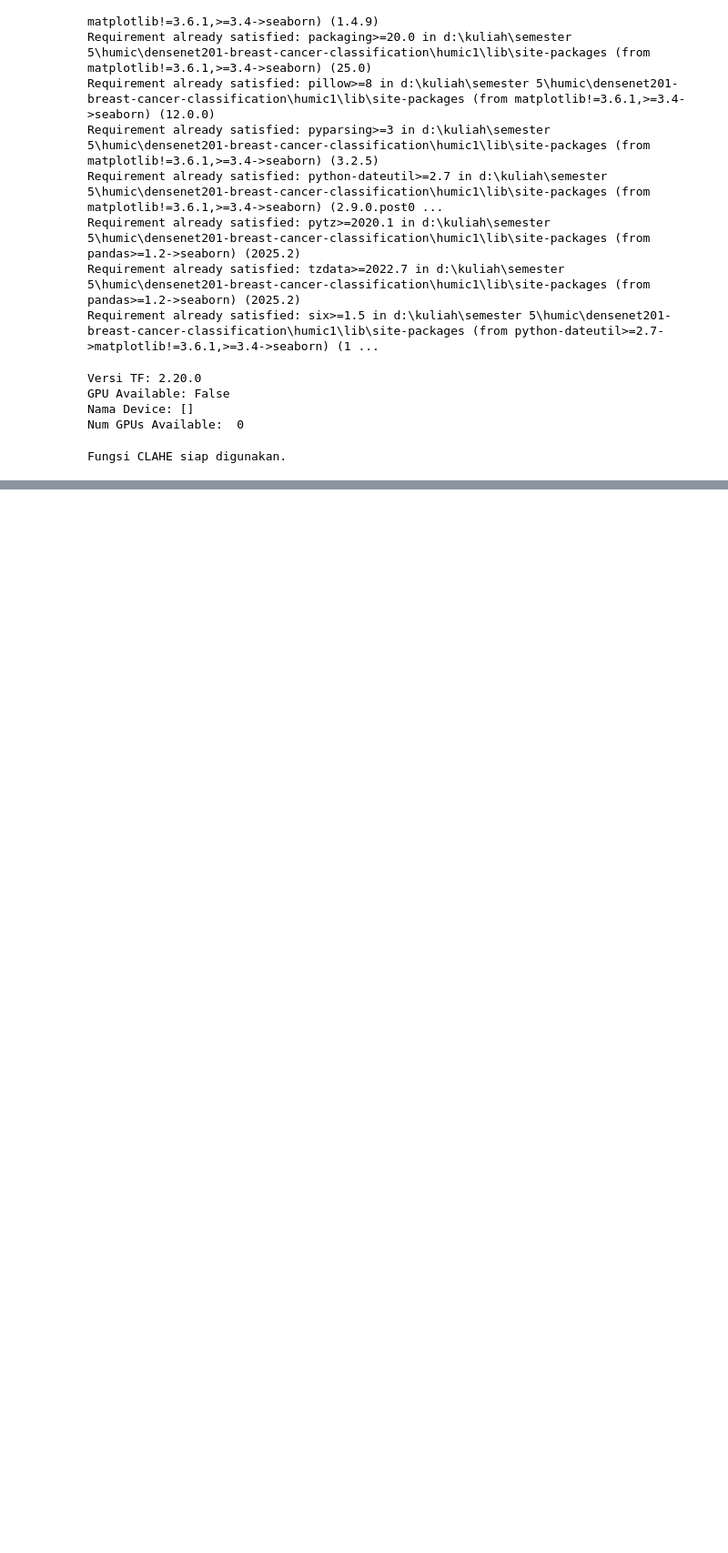
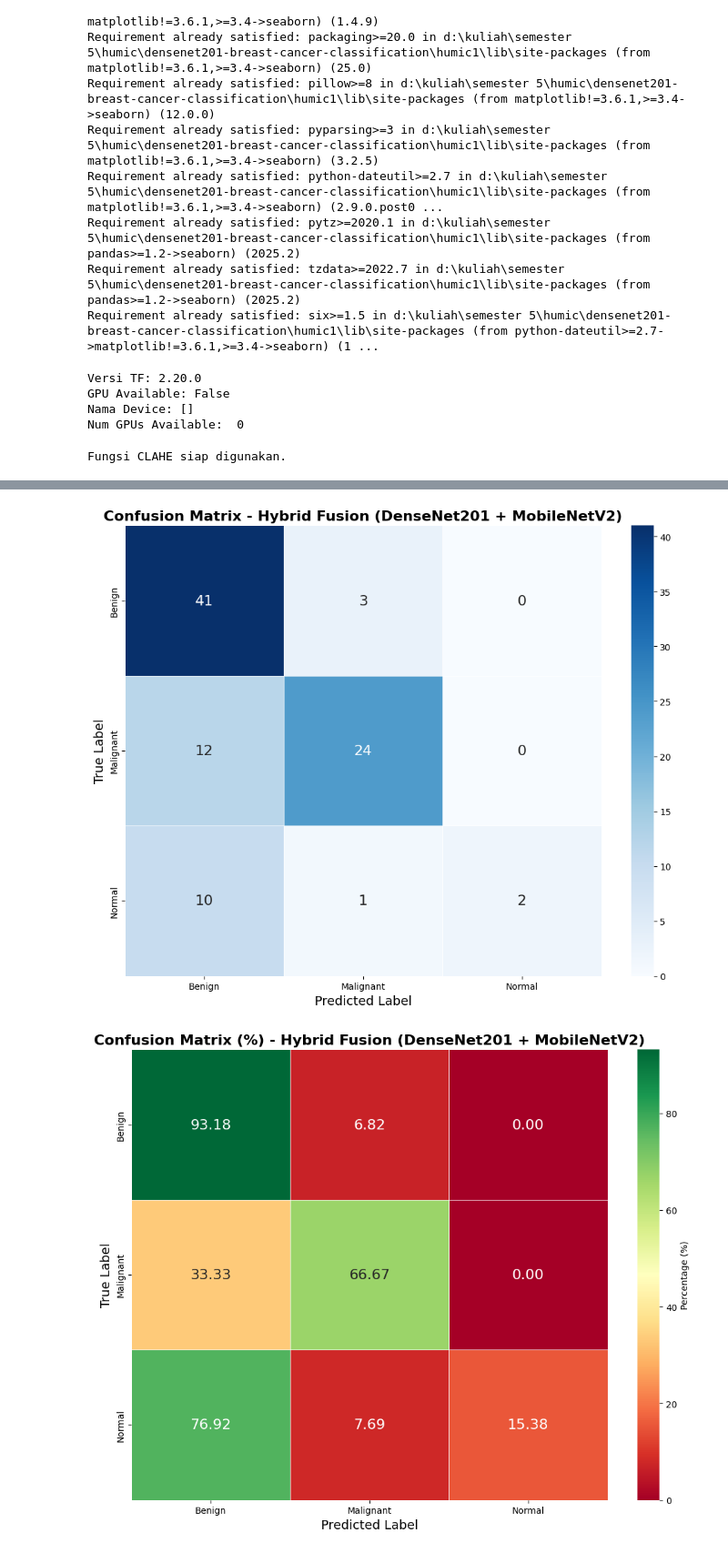
Before and after one commit to Kruwpuck/DenseNet201-Breast-Cancer-Classification, a Jupyter notebook: v1.ipynb, the cells around one changed output, grey strips where cells are left out. Shown at 91% size. Cells and saved outputs as stored; diff of their text form; code cells hidden in the pictures; blank space fills up the shorter version.

```diff
--- a/v1.ipynb
+++ b/v1.ipynb
@@ -312,0 +535,36 @@ plt.show()
+# %%
+# ===================================================================
+# CONFUSION MATRIX VISUALIZATION
+# ===================================================================
+
+cm = confusion_matrix(true_classes, predicted_classes)
+
+plt.figure(figsize=(10, 8))
+sns.heatmap(cm, annot=True, fmt='d', cmap='Blues',
+            xticklabels=[c.capitalize() for c in class_names],
+            yticklabels=[c.capitalize() for c in class_names],
+            linewidths=0.5, annot_kws={"size": 16})
+
+plt.title('Confusion Matrix - Hybrid Fusion (DenseNet201 + MobileNetV2)', fontsize=16, fontweight='bold')
+plt.ylabel('True Label', fontsize=14)
+plt.xlabel('Predicted Label', fontsize=14)
+plt.tight_layout()
+plt.show()
+
+# Tampilkan confusion matrix dalam bentuk persentase
+cm_percentage = cm.astype('float') / cm.sum(axis=1)[:, np.newaxis] * 100
+
+plt.figure(figsize=(10, 8))
+sns.heatmap(cm_percentage, annot=True, fmt='.2f', cmap='RdYlGn',
+            xticklabels=[c.capitalize() for c in class_names],
+            yticklabels=[c.capitalize() for c in class_names],
+            linewidths=0.5, annot_kws={"size": 16}, cbar_kws={'label': 'Percentage (%)'})
+
+plt.title('Confusion Matrix (%) - Hybrid Fusion (DenseNet201 + MobileNetV2)', fontsize=16, fontweight='bold')
+plt.ylabel('True Label', fontsize=14)
+plt.xlabel('Predicted Label', fontsize=14)
+plt.tight_layout()
+plt.show()
+# %% [output]
+[figure, added]
+[figure, added]
```
Also changed, not shown: parts of 15 cells of this notebook, 8 other files.
